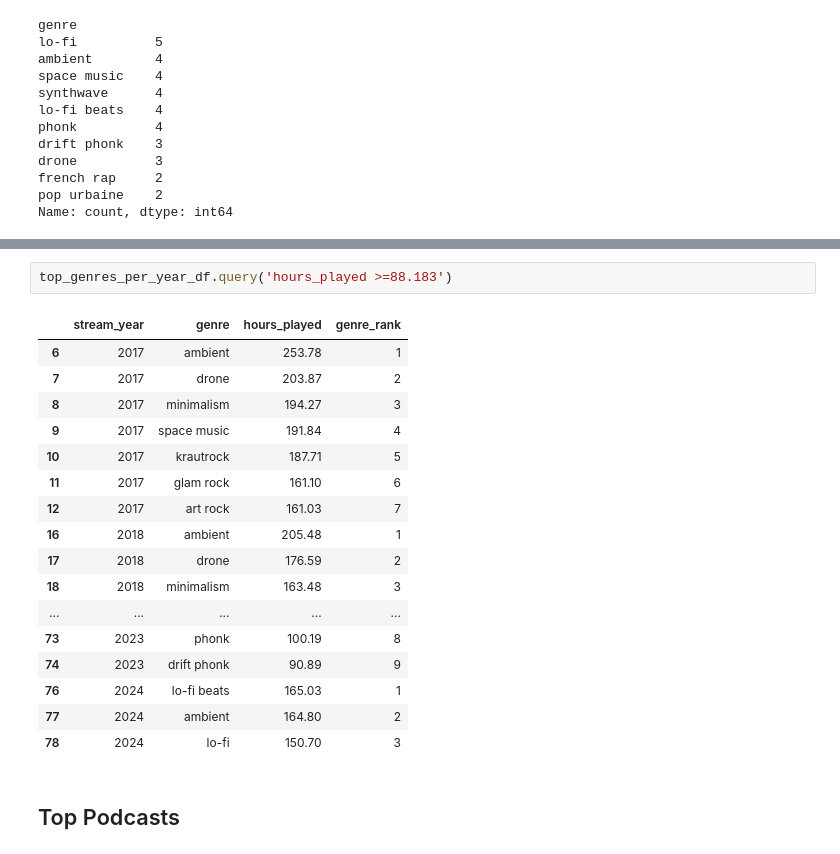
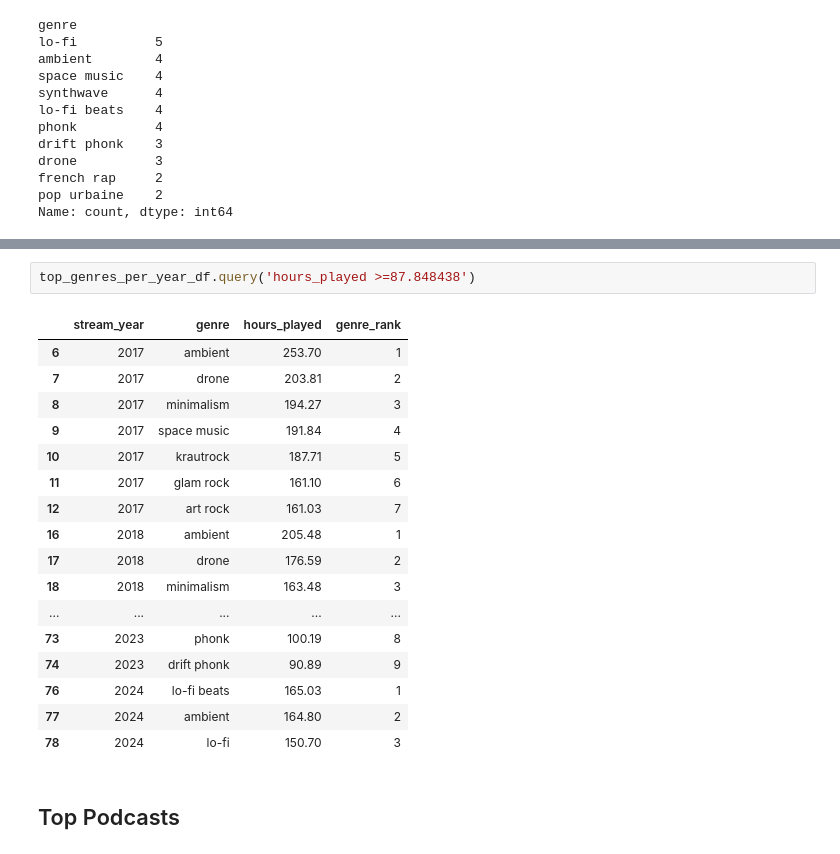
Before and after one commit to terryjbates/Spotify_Streaming_Data_Analysis, a Jupyter notebook: notebooks/Spotify_Streaming_Analysis.ipynb, the cells around one changed output, grey strips where cells are left out. Drawn from its saved outputs; the diff is of its cells as text.

```diff
--- a/notebooks/Spotify_Streaming_Analysis.ipynb
+++ b/notebooks/Spotify_Streaming_Analysis.ipynb
@@ -1605,11 +1605,11 @@ top_genres_per_year_df.describe()
 | 75% | 2023.000000 | 141.980000 | 8.000000 |
 | max | 2025.000000 | 669.310000 | 10.000000 |
 # %%
-top_genres_per_year_df.query('hours_played >=88.183')
+top_genres_per_year_df.query('hours_played >=87.848438')
 # %% [output]
 |  | stream_year | genre | hours_played | genre_rank |
-| 6 | 2017 | ambient | 253.78 | 1 |
-| 7 | 2017 | drone | 203.87 | 2 |
+| 6 | 2017 | ambient | 253.70 | 1 |
+| 7 | 2017 | drone | 203.81 | 2 |
 | 8 | 2017 | minimalism | 194.27 | 3 |
 | 9 | 2017 | space music | 191.84 | 4 |
 | 10 | 2017 | krautrock | 187.71 | 5 |
```
Also changed, not shown: parts of 46 cells of this notebook, 1 other file.
